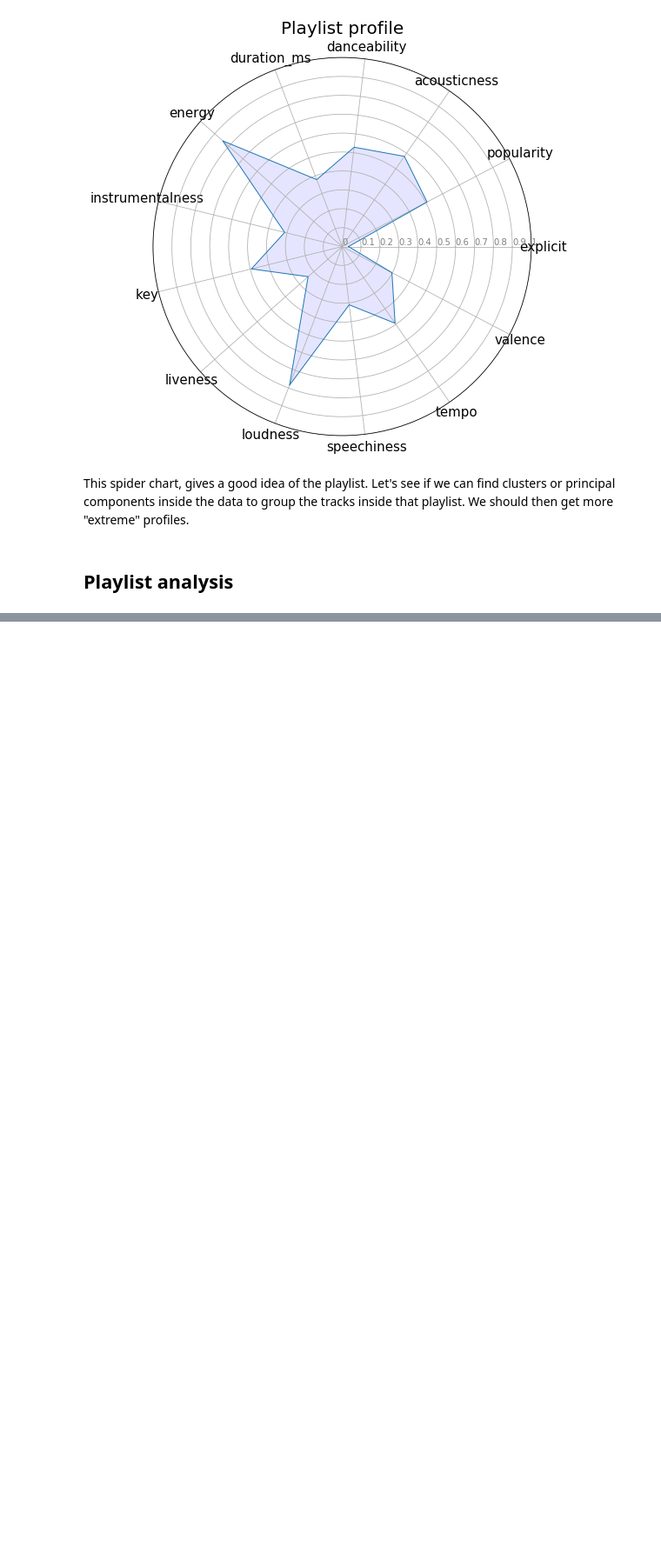
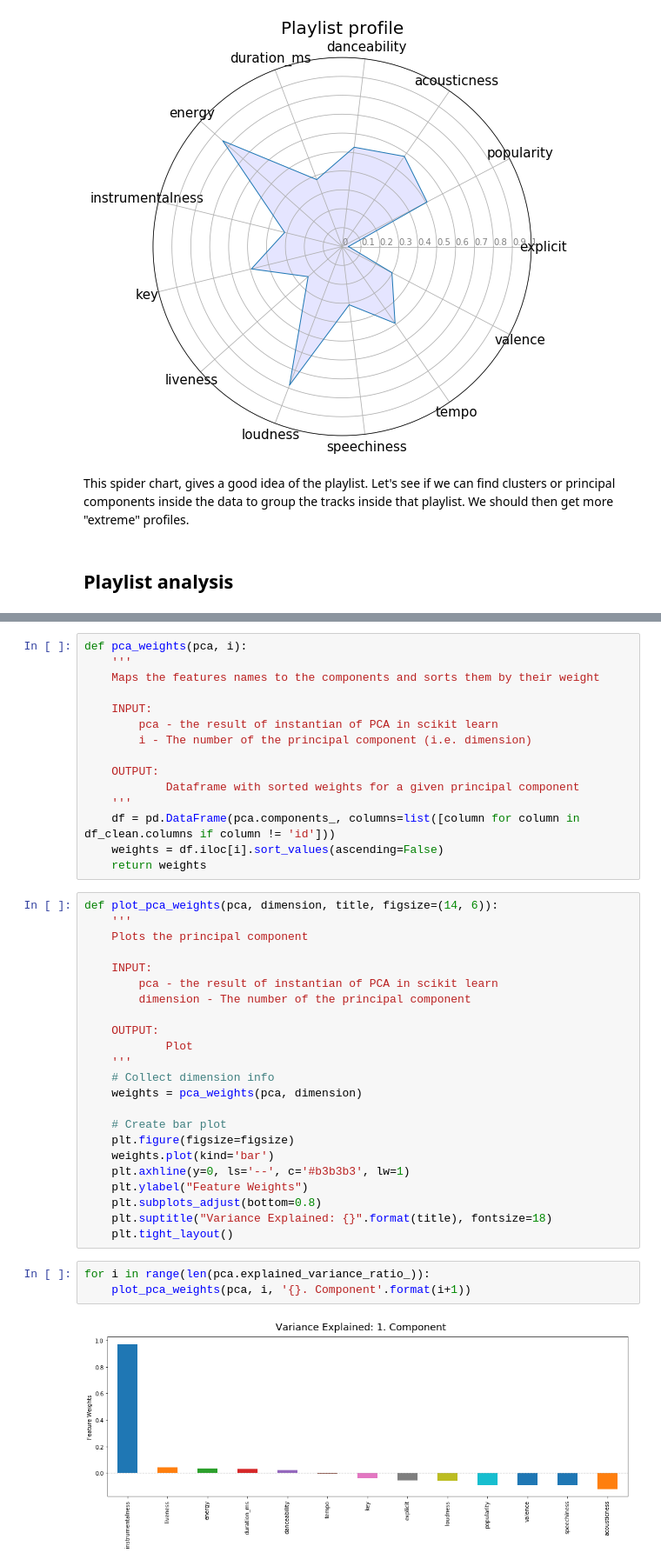
Before and after one commit to nsiicm0/Spot-On-Playlist-Organizer, a Jupyter notebook: data_exploration.ipynb, the cells around one changed output, grey strips where cells are left out. Shown at 87% size. Cells and saved outputs as stored; diff of their text form; blank space fills up the shorter version.

```diff
--- a/data_exploration.ipynb
+++ b/data_exploration.ipynb
@@ -508,0 +555,43 @@ Let's see if we can find clusters or principal components inside the data to gro
+# %%
+def pca_weights(pca, i):
+    '''
+    Maps the features names to the components and sorts them by their weight
+
+    INPUT:
+        pca - the result of instantian of PCA in scikit learn
+        i - The number of the principal component (i.e. dimension)
+
+    OUTPUT:
+            Dataframe with sorted weights for a given principal component
+    '''
+    df = pd.DataFrame(pca.components_, columns=list([column for column in df_clean.columns if column != 'id']))
+    weights = df.iloc[i].sort_values(ascending=False)
+    return weights
+# %%
+def plot_pca_weights(pca, dimension, title, figsize=(14, 6)):
+    '''
+    Plots the principal component
+
+    INPUT:
+        pca - the result of instantian of PCA in scikit learn
+        dimension - The number of the principal component
+
+    OUTPUT:
+            Plot
+    '''
+    # Collect dimension info
+    weights = pca_weights(pca, dimension)
+
+    # Create bar plot
+    plt.figure(figsize=figsize)
+    weights.plot(kind='bar')
+    plt.axhline(y=0, ls='--', c='#b3b3b3', lw=1)
+    plt.ylabel("Feature Weights")
+    plt.subplots_adjust(bottom=0.8)
+    plt.suptitle("Variance Explained: {}".format(title), fontsize=18)
+    plt.tight_layout()
+# %%
+for i in range(len(pca.explained_variance_ratio_)):
+    plot_pca_weights(pca, i, '{}. Component'.format(i+1))
+# %% [output]
+[figure, added]
```
Also changed, not shown: parts of 27 cells of this notebook.
